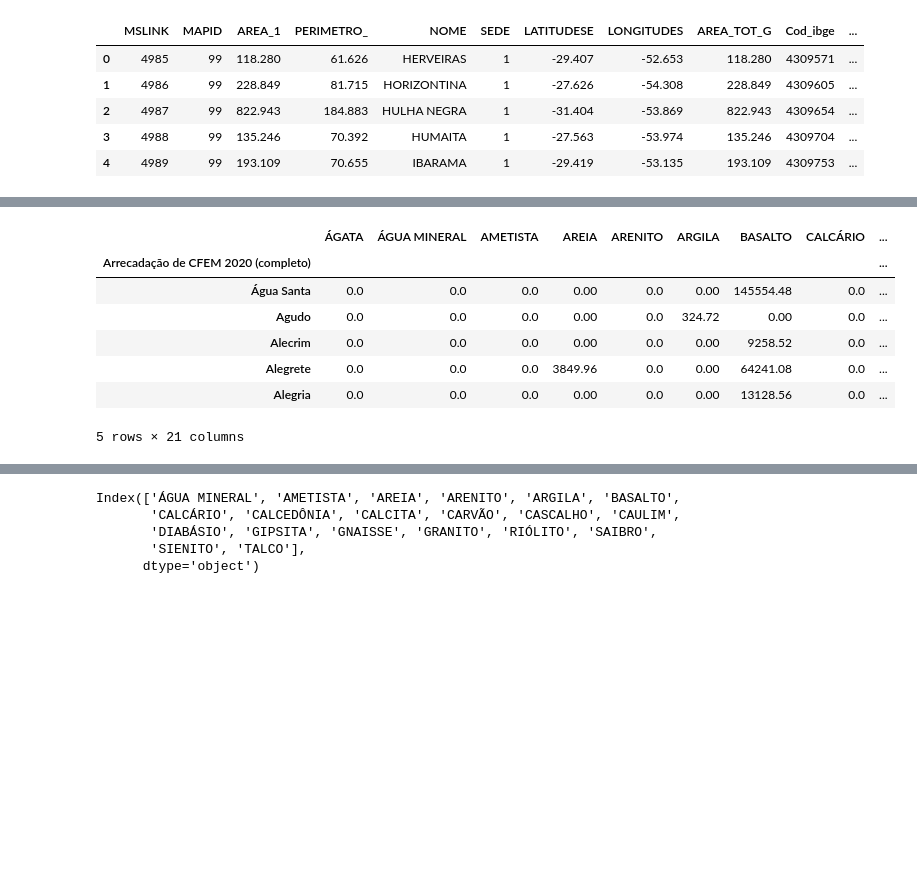
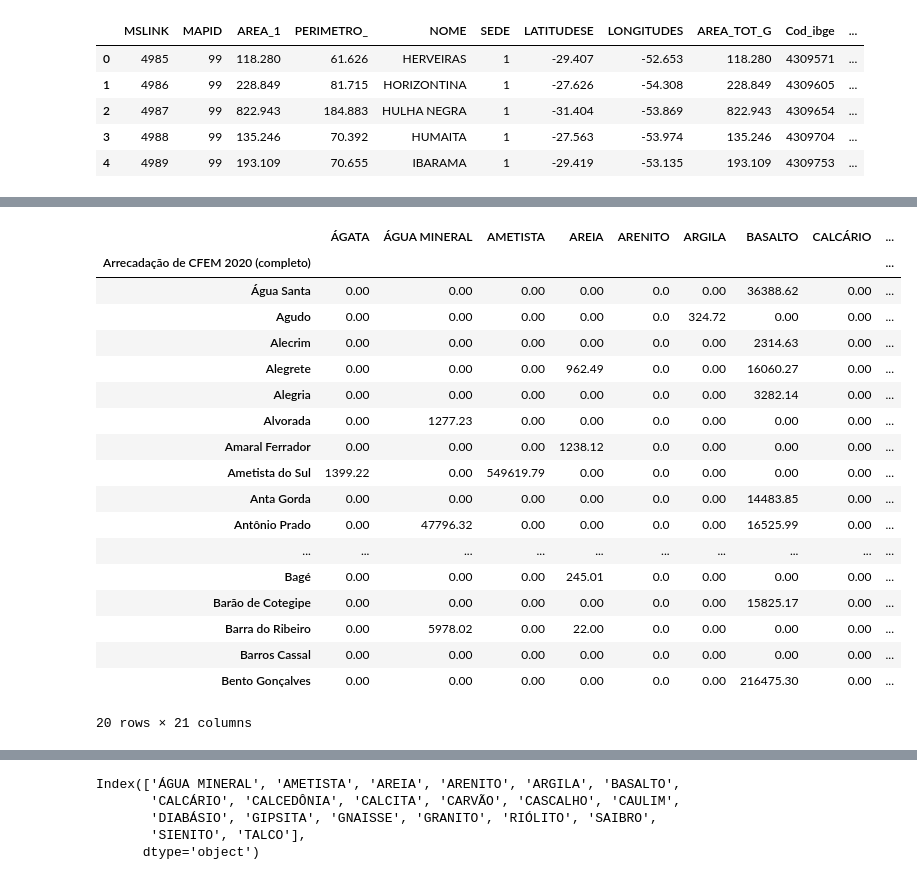
Before and after one commit to robertorolo/Mapas-minera-RS, a Jupyter notebook: arrecadacao.ipynb, the cells around one changed output, grey strips where cells are left out. Saved outputs shown, nothing was run; the diff lists cells and outputs as text; code cells hidden in the pictures; blank space fills up the shorter version.

```diff
--- a/arrecadacao.ipynb
+++ b/arrecadacao.ipynb
@@ -82,16 +104,27 @@ mapa_arrecadacao = {
 for i in producao.columns:
     for j in mapa_arrecadacao:
         if i == j:
-            producao[mapa_arrecadacao[j]] = producao[mapa_arrecadacao[j]] + producao[mapa_arrecadacao[i]]
-            producao.drop(i, inplace=True, axis=1)
+            producao[mapa_arrecadacao[i]] = producao[j] + producao[mapa_arrecadacao[i]]
+            producao.drop(j, inplace=True, axis=1)
 # %%
-producao.head()
+producao.head(20)
 # %% [output]
 |  | ÁGATA | ÁGUA MINERAL | AMETISTA | AREIA | ARENITO | ARGILA | BASALTO | CALCÁRIO | ... |
 | Arrecadação de CFEM 2020 (completo) |  |  |  |  |  |  |  |  | ... |
-| Água Santa | 0.0 | 0.0 | 0.0 | 0.00 | 0.0 | 0.00 | 145554.48 | 0.0 | ... |
-| Agudo | 0.0 | 0.0 | 0.0 | 0.00 | 0.0 | 324.72 | 0.00 | 0.0 | ... |
-| Alecrim | 0.0 | 0.0 | 0.0 | 0.00 | 0.0 | 0.00 | 9258.52 | 0.0 | ... |
-| Alegrete | 0.0 | 0.0 | 0.0 | 3849.96 | 0.0 | 0.00 | 64241.08 | 0.0 | ... |
-| Alegria | 0.0 | 0.0 | 0.0 | 0.00 | 0.0 | 0.00 | 13128.56 | 0.0 | ... |
+| Água Santa | 0.00 | 0.00 | 0.00 | 0.00 | 0.0 | 0.00 | 36388.62 | 0.00 | ... |
+| Agudo | 0.00 | 0.00 | 0.00 | 0.00 | 0.0 | 324.72 | 0.00 | 0.00 | ... |
+| Alecrim | 0.00 | 0.00 | 0.00 | 0.00 | 0.0 | 0.00 | 2314.63 | 0.00 | ... |
+| Alegrete | 0.00 | 0.00 | 0.00 | 962.49 | 0.0 | 0.00 | 16060.27 | 0.00 | ... |
+| Alegria | 0.00 | 0.00 | 0.00 | 0.00 | 0.0 | 0.00 | 3282.14 | 0.00 | ... |
+| Alvorada | 0.00 | 1277.23 | 0.00 | 0.00 | 0.0 | 0.00 | 0.00 | 0.00 | ... |
+| Amaral Ferrador | 0.00 | 0.00 | 0.00 | 1238.12 | 0.0 | 0.00 | 0.00 | 0.00 | ... |
+| Ametista do Sul | 1399.22 | 0.00 | 549619.79 | 0.00 | 0.0 | 0.00 | 0.00 | 0.00 | ... |
+| Anta Gorda | 0.00 | 0.00 | 0.00 | 0.00 | 0.0 | 0.00 | 14483.85 | 0.00 | ... |
+| Antônio Prado | 0.00 | 47796.32 | 0.00 | 0.00 | 0.0 | 0.00 | 16525.99 | 0.00 | ... |
+| ... | ... | ... | ... | ... | ... | ... | ... | ... | ... |
+| Bagé | 0.00 | 0.00 | 0.00 | 245.01 | 0.0 | 0.00 | 0.00 | 0.00 | ... |
+| Barão de Cotegipe | 0.00 | 0.00 | 0.00 | 0.00 | 0.0 | 0.00 | 15825.17 | 0.00 | ... |
+| Barra do Ribeiro | 0.00 | 5978.02 | 0.00 | 22.00 | 0.0 | 0.00 | 0.00 | 0.00 | ... |
+| Barros Cassal | 0.00 | 0.00 | 0.00 | 0.00 | 0.0 | 0.00 | 0.00 | 0.00 | ... |
+| Bento Gonçalves | 0.00 | 0.00 | 0.00 | 0.00 | 0.0 | 0.00 | 216475.30 | 0.00 | ... |
-5 rows × 21 columns
+20 rows × 21 columns
```
Also changed, not shown: parts of 7 cells of this notebook, 9 other files.
